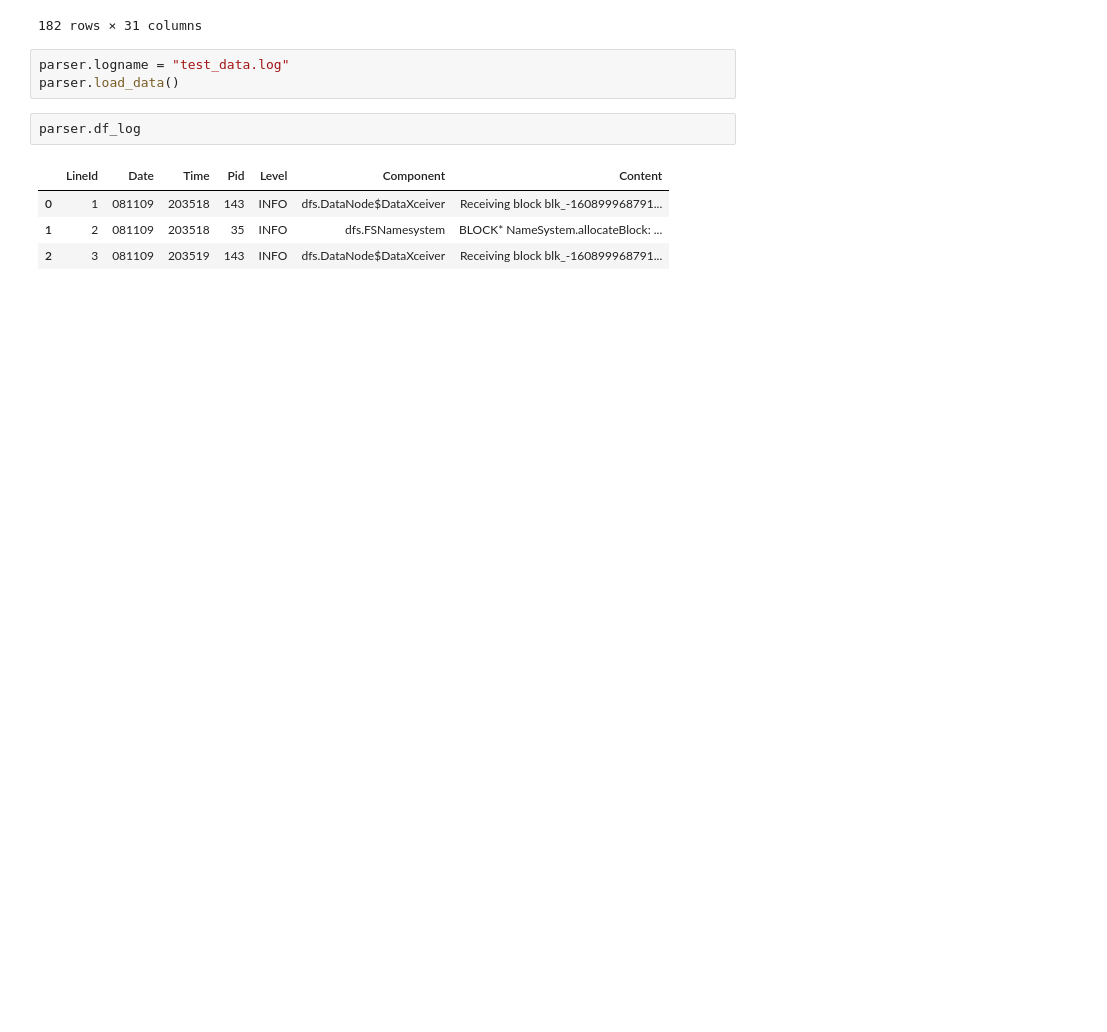
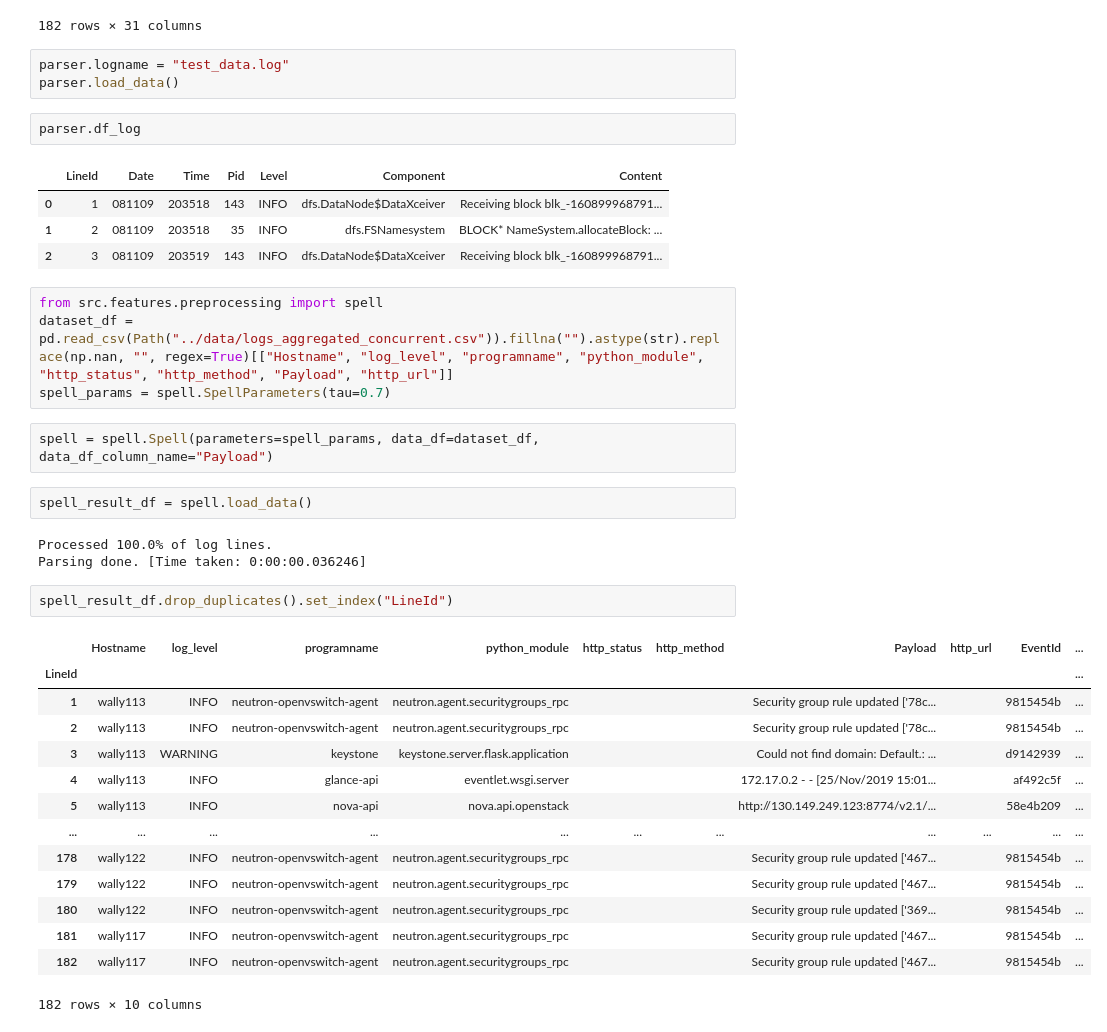
Before and after one commit to DerDoni/Domain-Guided-Monitoring, a Jupyter notebook: notebooks/Attention vs. no attention.ipynb, the cells around one changed output. Cells and saved outputs as stored; diff of their text form; blank space fills up the shorter version.

```diff
--- a/notebooks/Attention vs. no attention.ipynb
+++ b/notebooks/Attention vs. no attention.ipynb
@@ -203,3 +273,31 @@ parser.df_log
 | 0 | 1 | 081109 | 203518 | 143 | INFO | dfs.DataNode$DataXceiver | Receiving block blk_-160899968791... |
 | 1 | 2 | 081109 | 203518 | 35 | INFO | dfs.FSNamesystem | BLOCK* NameSystem.allocateBlock: ... |
 | 2 | 3 | 081109 | 203519 | 143 | INFO | dfs.DataNode$DataXceiver | Receiving block blk_-160899968791... |
+# %%
+from src.features.preprocessing import spell
+dataset_df = pd.read_csv(Path("../data/logs_aggregated_concurrent.csv")).fillna("").astype(str).replace(np.nan, "", regex=True)[["Hostname", "log_level", "programname", "python_module", "http_status", "http_method", "Payload", "http_url"]]
+spell_params = spell.SpellParameters(tau=0.7)
+# %%
+spell = spell.Spell(parameters=spell_params, data_df=dataset_df, data_df_column_name="Payload")
+# %%
+spell_result_df = spell.load_data()
+# %% [output]
+Processed 100.0% of log lines.
+Parsing done. [Time taken: 0:00:00.036246]
+# %%
+spell_result_df.drop_duplicates().set_index("LineId")
+# %% [output]
+|  | Hostname | log_level | programname | python_module | http_status | http_method | Payload | http_url | EventId | ... |
+| LineId |  |  |  |  |  |  |  |  |  | ... |
+| 1 | wally113 | INFO | neutron-openvswitch-agent | neutron.agent.securitygroups_rpc |  |  | Security group rule updated ['78c... |  | 9815454b | ... |
+| 2 | wally113 | INFO | neutron-openvswitch-agent | neutron.agent.securitygroups_rpc |  |  | Security group rule updated ['78c... |  | 9815454b | ... |
+| 3 | wally113 | WARNING | keystone | keystone.server.flask.application |  |  | Could not find domain: Default.: ... |  | d9142939 | ... |
+| 4 | wally113 | INFO | glance-api | eventlet.wsgi.server |  |  | 172.17.0.2 - - [25/Nov/2019 15:01... |  | af492c5f | ... |
+| 5 | wally113 | INFO | nova-api | nova.api.openstack |  |  | http://130.149.249.123:8774/v2.1/... |  | 58e4b209 | ... |
+| ... | ... | ... | ... | ... | ... | ... | ... | ... | ... | ... |
+| 178 | wally122 | INFO | neutron-openvswitch-agent | neutron.agent.securitygroups_rpc |  |  | Security group rule updated ['467... |  | 9815454b | ... |
+| 179 | wally122 | INFO | neutron-openvswitch-agent | neutron.agent.securitygroups_rpc |  |  | Security group rule updated ['467... |  | 9815454b | ... |
+| 180 | wally122 | INFO | neutron-openvswitch-agent | neutron.agent.securitygroups_rpc |  |  | Security group rule updated ['369... |  | 9815454b | ... |
+| 181 | wally117 | INFO | neutron-openvswitch-agent | neutron.agent.securitygroups_rpc |  |  | Security group rule updated ['467... |  | 9815454b | ... |
+| 182 | wally117 | INFO | neutron-openvswitch-agent | neutron.agent.securitygroups_rpc |  |  | Security group rule updated ['467... |  | 9815454b | ... |
+182 rows × 10 columns
```
Also changed, not shown: parts of 7 cells of this notebook, 2 other files.
